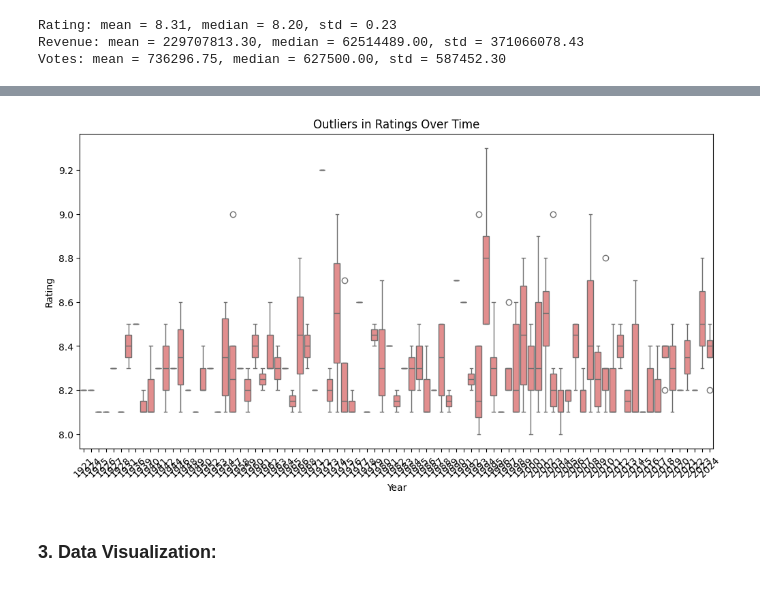
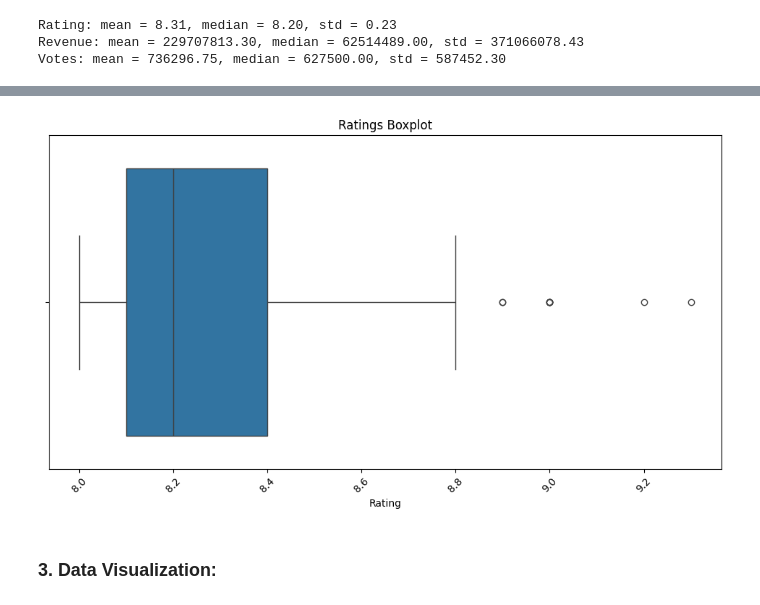
Before and after one commit to j2damax/eda_top_us_song, a Jupyter notebook: notebooks/eda_global_movies.ipynb, the cells around one changed output, grey strips where cells are left out. Saved outputs shown, nothing was run; the diff lists cells and outputs as text; code cells hidden in the pictures.

```diff
--- a/notebooks/eda_global_movies.ipynb
+++ b/notebooks/eda_global_movies.ipynb
@@ -464,11 +461,10 @@ plt.show()
 # %%
-# Investigate outliers in ratings over time
+# Investigate outliers in Ratings
 plt.figure(figsize=(12, 6))
-sns.boxplot(data=movies_cleaned_df, x='year', y='rating', color='lightcoral')
-plt.title('Outliers in Ratings Over Time')
-plt.xlabel('Year')
-plt.ylabel('Rating')
+sns.boxplot(x=movies_cleaned_df['rating'])
+plt.title('Ratings Boxplot')
+plt.xlabel('Rating')
 plt.xticks(rotation=45)
 plt.show()
 # %% [output]
-[figure, old version]
+[figure, new version]
```
Also changed, not shown: parts of 31 cells of this notebook.
